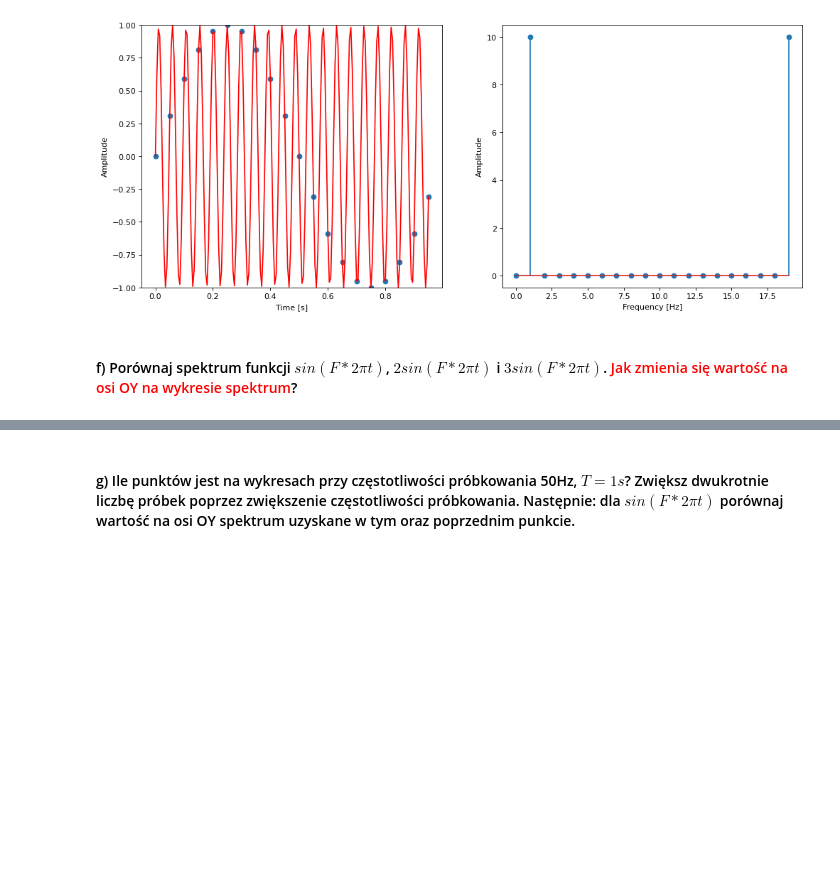
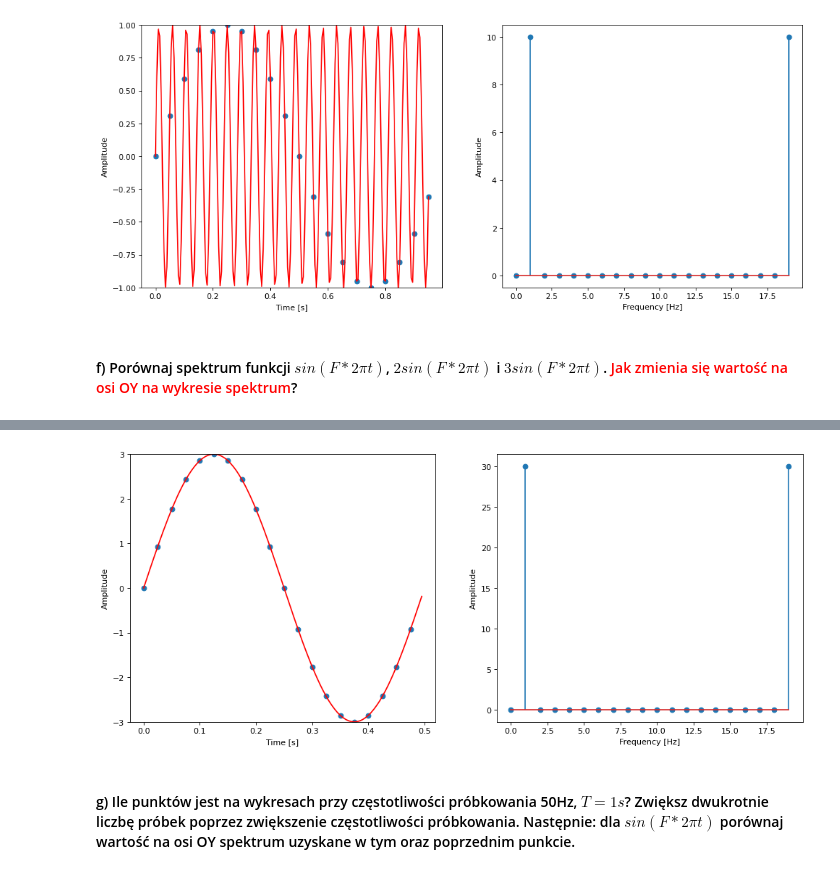
Before and after one commit to mckmck0/KCK, a Jupyter notebook: programs/signals.ipynb, the cells around one changed output, grey strips where cells are left out. Saved outputs shown, nothing was run; the diff lists cells and outputs as text; code cells hidden in the pictures; blank space fills up the shorter version.

```diff
--- a/programs/signals.ipynb
+++ b/programs/signals.ipynb
@@ -143,2 +152,7 @@ draw_signal(F=21.0, LP=20, w=20)
+# %%
+draw_signal(A=3)
+# wartość osi Y mnoży się przez podaną amplitudę A
+# %% [output]
+[figure, added]
 # %% [markdown]
 #### g) Ile punktów jest na wykresach przy częstotliwości próbkowania 50Hz, $T=1s$? Zwiększ dwukrotnie liczbę próbek poprzez zwiększenie częstotliwości próbkowania. Następnie: dla $sin(F*2\pi t)$ porównaj wartość na osi OY spektrum uzyskane w tym oraz poprzednim punkcie.
```
Also changed, not shown: parts of 13 cells of this notebook.
